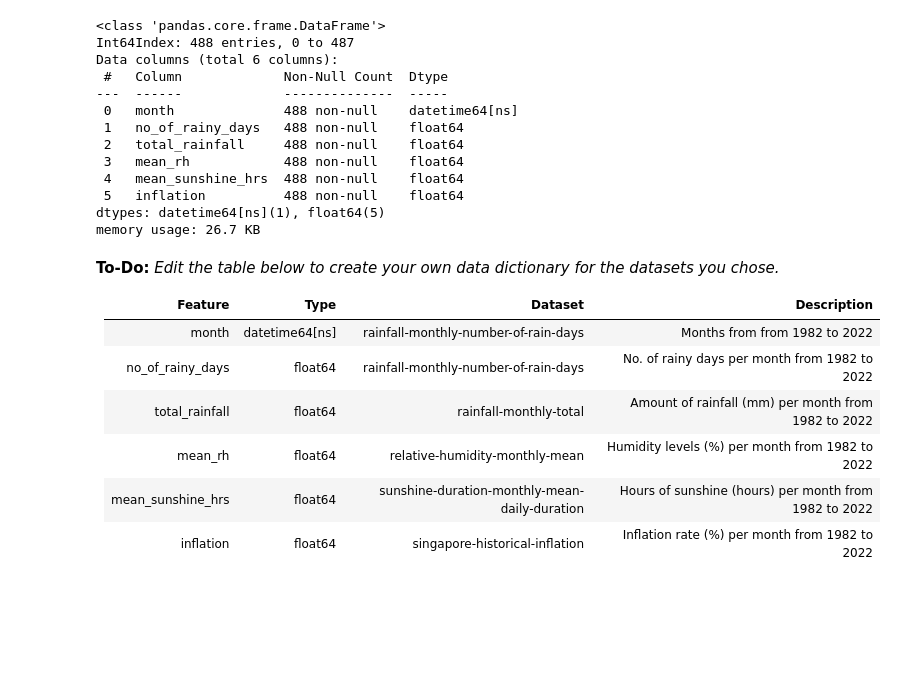
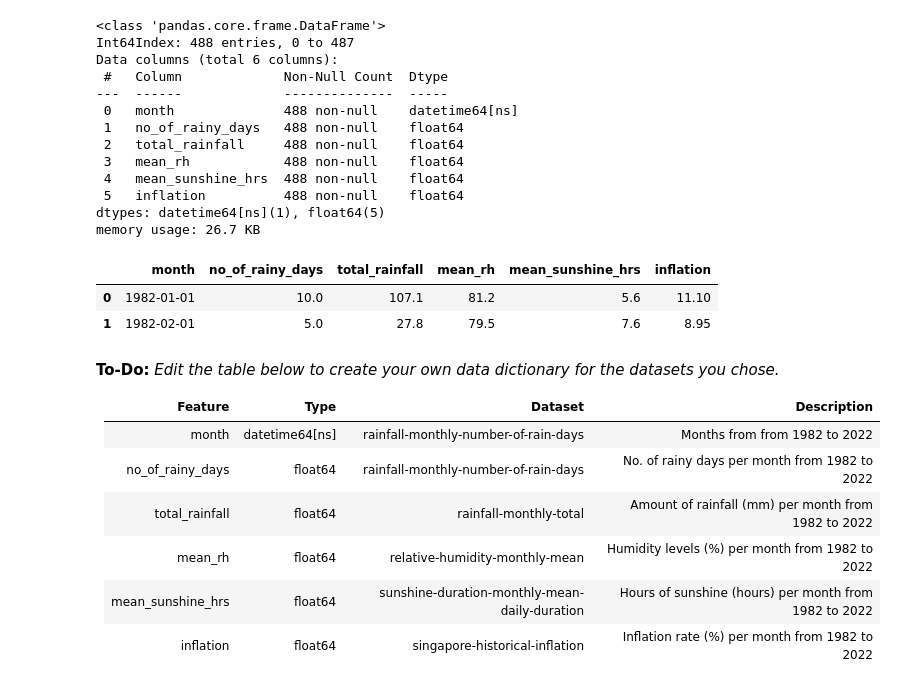
Before and after one commit to nicholas-khoo/EDA-Singapore-Weather, a Jupyter notebook: code/EDA-Singapore-Weather-Code.ipynb, the cells around one changed output. Cells and saved outputs as stored; diff of their text form; code cells hidden in the pictures; blank space fills up the shorter version.

```diff
--- a/code/EDA-Singapore-Weather-Code.ipynb
+++ b/code/EDA-Singapore-Weather-Code.ipynb
@@ -438,6 +329,12 @@ Data columns (total 6 columns):
  5   inflation          488 non-null    float64
 dtypes: datetime64[ns](1), float64(5)
 memory usage: 26.7 KB
+# %%
+cleaned_df.head(2)
+# %% [output]
+|  | month | no_of_rainy_days | total_rainfall | mean_rh | mean_sunshine_hrs | inflation |
+| 0 | 1982-01-01 | 10.0 | 107.1 | 81.2 | 5.6 | 11.10 |
+| 1 | 1982-02-01 | 5.0 | 27.8 | 79.5 | 7.6 | 8.95 |
 # %% [markdown]
 **To-Do:** *Edit the table below to create your own data dictionary for the datasets you chose.*
 
```
Also changed, not shown: parts of 20 cells of this notebook.
